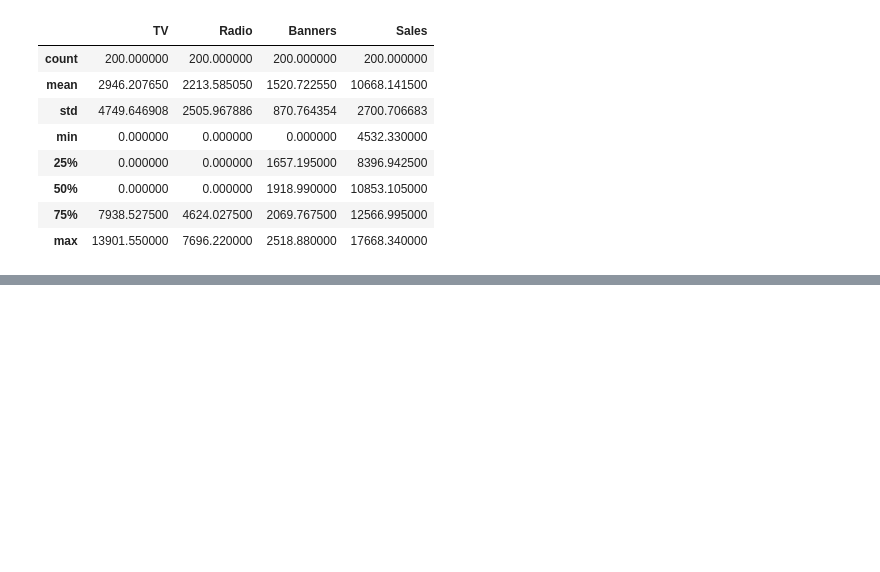
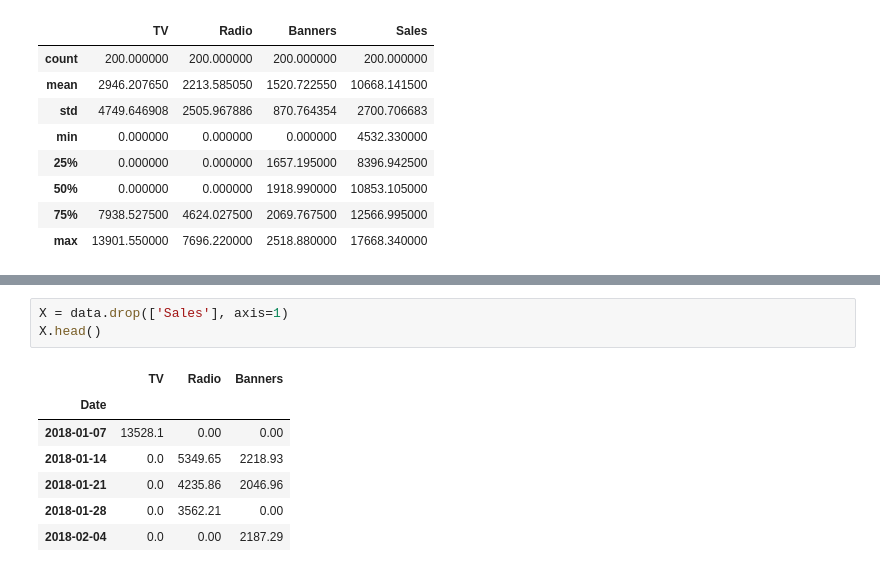
Before and after one commit to DSandovalFlavio/Project-Marketing-Mix-Modeling, a Jupyter notebook: notebook.ipynb, the cells around one changed output, grey strips where cells are left out. Drawn from its saved outputs; the diff is of its cells as text; blank space fills up the shorter version.

```diff
--- a/notebook.ipynb
+++ b/notebook.ipynb
@@ -53,0 +101,11 @@ Created in <span style='font-weight:600;margin-left:4px;'>Deepnote</span></a>
+# %%
+X = data.drop(['Sales'], axis=1)
+X.head()
+# %% [output]
+|  | TV | Radio | Banners |
+| Date |  |  |  |
+| 2018-01-07 | 13528.1 | 0.00 | 0.00 |
+| 2018-01-14 | 0.0 | 5349.65 | 2218.93 |
+| 2018-01-21 | 0.0 | 4235.86 | 2046.96 |
+| 2018-01-28 | 0.0 | 3562.21 | 0.00 |
+| 2018-02-04 | 0.0 | 0.00 | 2187.29 |
```
Also changed, not shown: parts of 17 cells of this notebook.
